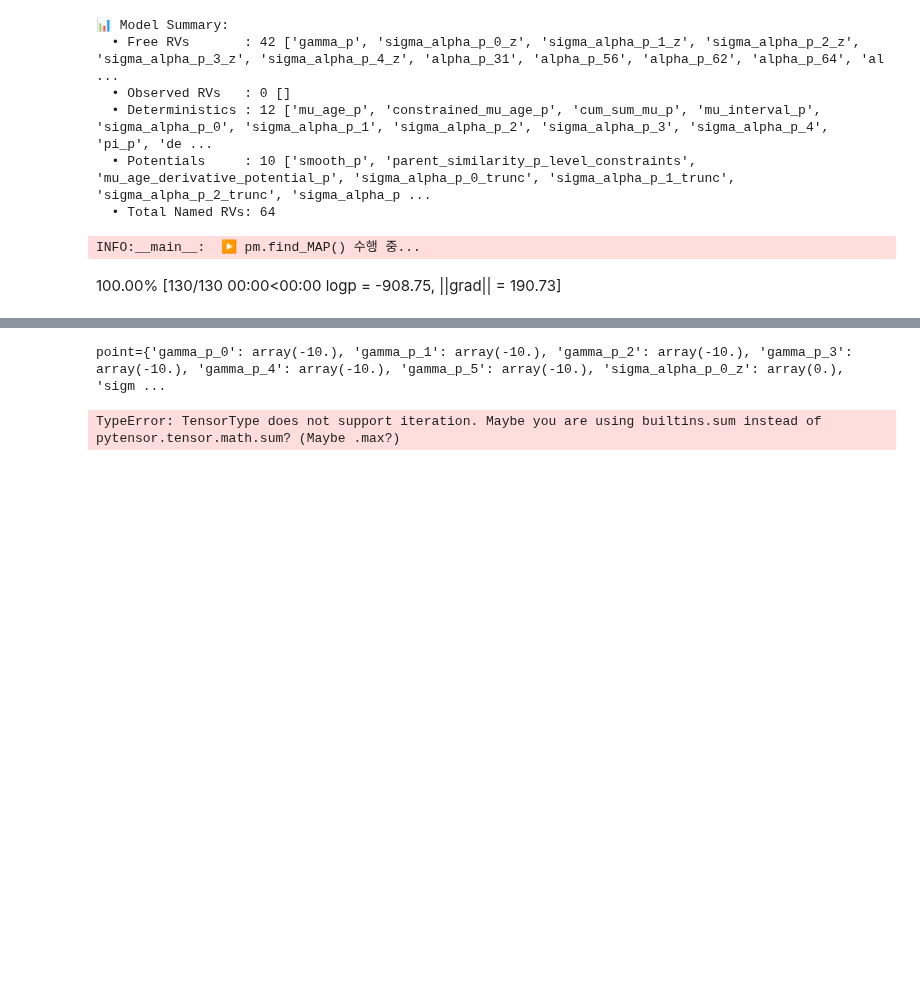
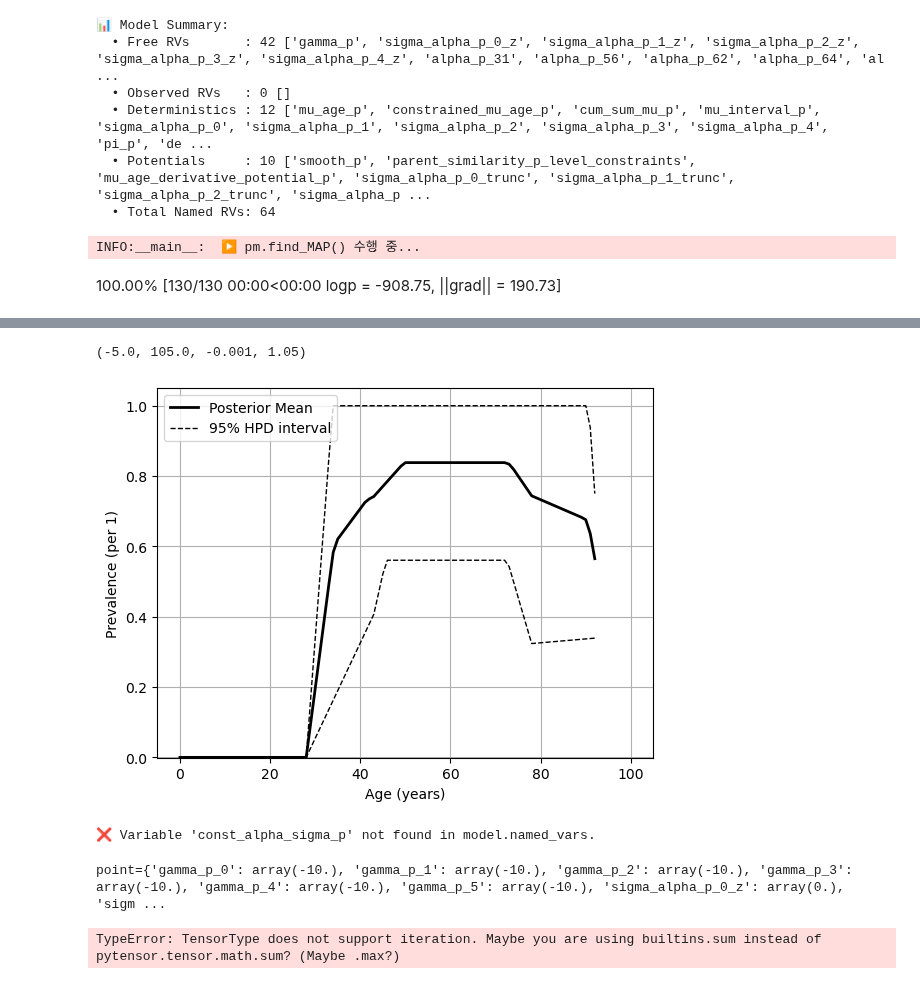
Before and after one commit to EonSJeon/dismod_mr_migrated, a Jupyter notebook: reforged_mr/amd_on_notebook.ipynb, the cells around one changed output, grey strips where cells are left out. Drawn from its saved outputs; the diff is of its cells as text; code cells hidden in the pictures; blank space fills up the shorter version.

```diff
--- a/reforged_mr/amd_on_notebook.ipynb
+++ b/reforged_mr/amd_on_notebook.ipynb
@@ -937,0 +1012,7 @@ INFO:__main__:[asr] 전체 소요 시간: 150.4초
+# %%
+# 8) U_row Series 준비 (한 행짜리)
+if isinstance(U_tv, pd.DataFrame) and not U_tv.empty:
+    U_cols = U_tv.columns
+    U_row = pd.Series(0.0, index=U_cols)
+else:
+    U_row = pd.Series(dtype=float)
@@ -937,0 +1080,48 @@ INFO:__main__:[asr] 전체 소요 시간: 150.4초
+# %%
+# (5) 정규화
+if population_weighted:
+    cov_shift = cov_shift / total_weight
+else:
+    cov_shift = np.exp(cov_shift / total_weight)
+
+# 10) baseline mu_age와 곱하고 clip
+preds = mu_trace * cov_shift[:, None]  # shape = (n_samples, n_ages)
+clipped = np.clip(preds, lower, upper)
+# %%
+pred = clipped
+# %%
+import matplotlib.pyplot as plt
+
+hpd = pm.stats.hdi(pred, hdi_prob=0.95)
+ages = np.arange(pred.shape[1])
+
+plt.plot(
+    ages,
+    pred.mean(axis=0),
+    'k-', linewidth=2,
+    label='Posterior Mean'
+)
+plt.plot(
+    ages,
+    hpd[:, 0],
+    'k--', linewidth=1,
+    label='95% HPD interval'
+)
+plt.plot(
+    ages,
+    hpd[:, 1],
+    'k--', linewidth=1
+)
+
+plt.xlabel('Age (years)')
+plt.ylabel('Prevalence (per 1)')
+plt.grid()
+plt.legend(loc='upper left')
+plt.axis(ymin=-0.001, xmin=-5, xmax=105)
+# %% [output]
+(-5.0, 105.0, -0.001, 1.05)
+[figure, added]
+# %%
+inspect_model(pm_model, 'const_alpha_sigma_p', show_shared_data=False)
+# %% [output]
+❌ Variable 'const_alpha_sigma_p' not found in model.named_vars.
```
Also changed, not shown: parts of 23 cells of this notebook, 1 other file.
